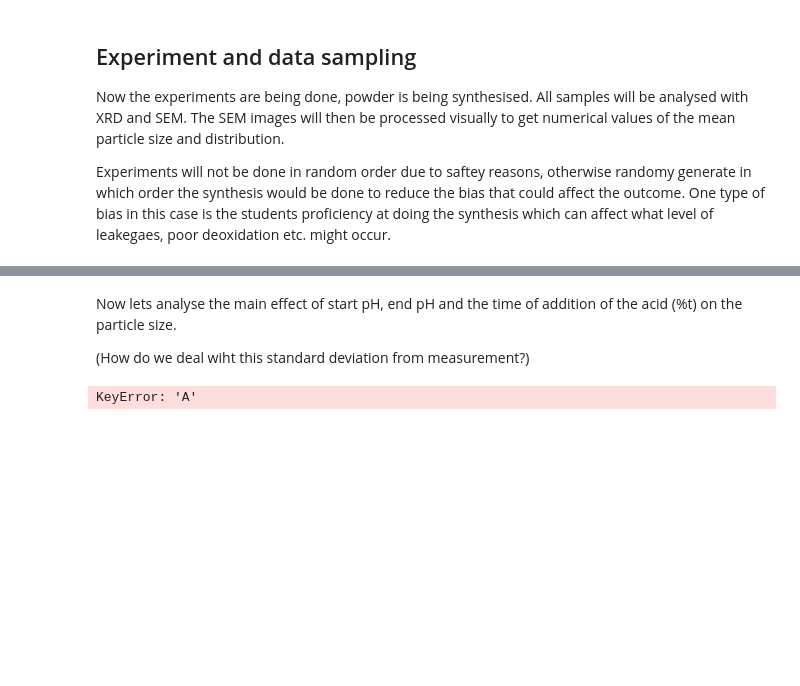
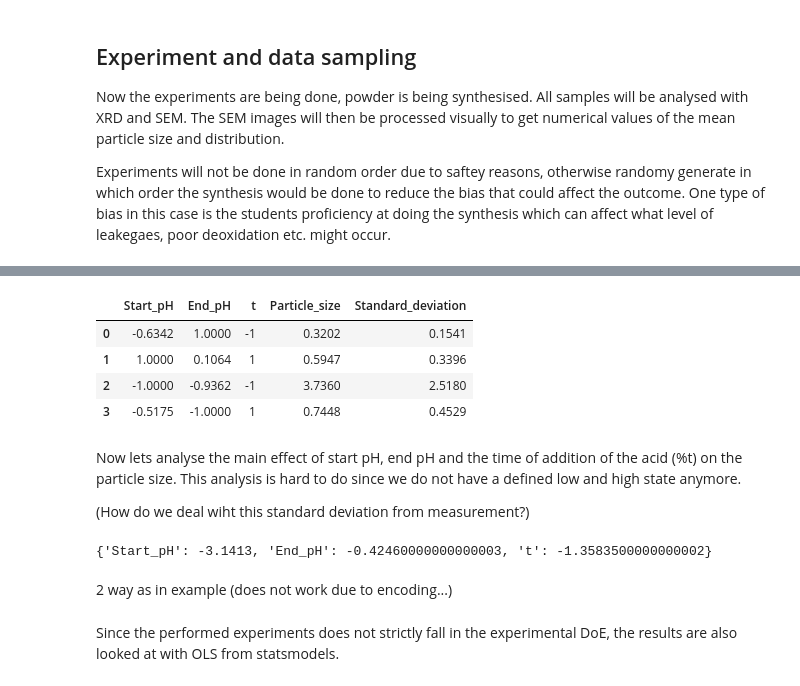
Before and after one commit to alexandraelora/DoE_Course_Material, a Jupyter notebook: Project/DoE_project_AU.ipynb, the cells around one changed output, grey strips where cells are left out. Saved outputs shown, nothing was run; the diff lists cells and outputs as text; code cells hidden in the pictures; blank space fills up the shorter version.

```diff
--- a/Project/DoE_project_AU.ipynb
+++ b/Project/DoE_project_AU.ipynb
@@ -199,21 +200,33 @@ ax.view_init(30, 160)
+# %%
+R2_encoded = pd.DataFrame({'Start_pH' : [-0.6342, 1, -1, -0.5175],
+                        'End_pH' : [1, 0.1064, -0.9362, -1],
+                        't' : [-1, 1, -1, 1],
+                        'Particle_size' : [0.3202, 0.5947, 3.7360, 0.7448],
+                        'Standard_deviation': [0.1541, 0.3396, 2.5180, 0.4529]})
+
+R2_encoded
+# %% [output]
+|  | Start_pH | End_pH | t | Particle_size | Standard_deviation |
+| 0 | -0.6342 | 1.0000 | -1 | 0.3202 | 0.1541 |
+| 1 | 1.0000 | 0.1064 | 1 | 0.5947 | 0.3396 |
+| 2 | -1.0000 | -0.9362 | -1 | 3.7360 | 2.5180 |
+| 3 | -0.5175 | -1.0000 | 1 | 0.7448 | 0.4529 |
 # %% [markdown]
-Now lets analyse the main effect of start pH, end pH and the time of addition of the acid (%t) on the particle size.
+Now lets analyse the main effect of start pH, end pH and the time of addition of the acid (%t) on the particle size. This analysis is hard to do since we do not have a defined low and high state anymore.
 
 (How do we deal wiht this standard deviation from measurement?)
 # %%
 # Compute the mean effect of the factor on the response,
 # conditioned on each variable
-labels = ['A','B','C']
+labels = ['Start_pH','End_pH','t']
 
-main_effects = {}
-rep=4
-for j in range(0,rep):
-    index=j+1
-    for key in labels:
-        effects = result.groupby(key)['y'+str(index)].mean()
-        main_effects[j,key] = sum( [i*effects[i] for i in [-1,1]])
+average_main_effects = {}
 
-print('Main effects')
-print(main_effects)
+for key in labels:
+        average_effects = R2_encoded.groupby(key)['Particle_size'].mean()
+        average_main_effects[key] = sum( [i*average_effects[i] for i in [-1,1]])
+print(average_main_effects)
 # %% [output]
-KeyError: 'A'
+{'Start_pH': -3.1413, 'End_pH': -0.42460000000000003, 't': -1.3583500000000002}
+# %% [markdown]
+2 way as in example (does not work due to encoding...)
@@ -219,0 +246,2 @@ KeyError: 'A'
+# %% [markdown]
+Since the performed experiments does not strictly fall in the experimental DoE, the results are also looked at with OLS from statsmodels.
```
Also changed, not shown: parts of 10 cells of this notebook.
